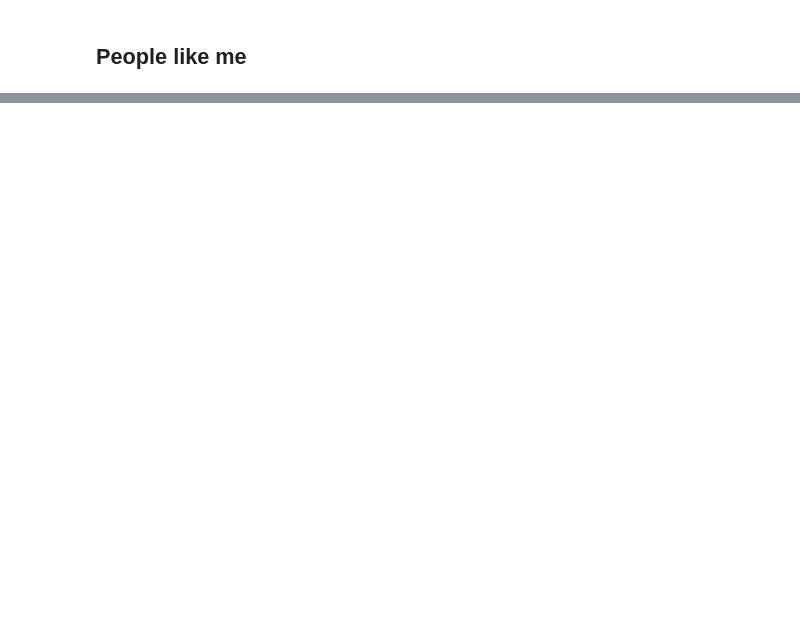
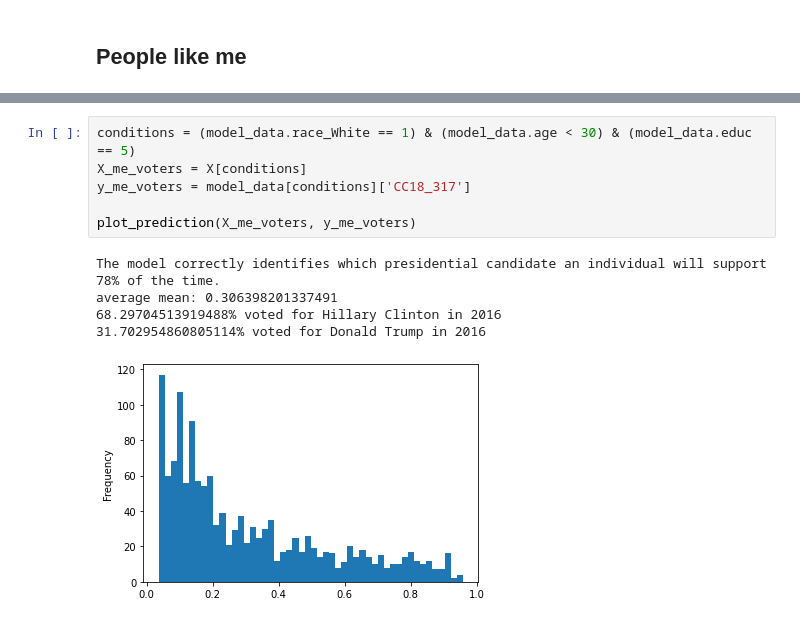
Before and after one commit to bgagnon93/cces_analysis, a Jupyter notebook: election_analysis_identity.ipynb, the cells around one changed output, grey strips where cells are left out. Cells and saved outputs as stored; diff of their text form; blank space fills up the shorter version.

```diff
--- a/election_analysis_identity.ipynb
+++ b/election_analysis_identity.ipynb
@@ -370,0 +368,12 @@ average mean: 0.305900708415555
+# %%
+conditions = (model_data.race_White == 1) & (model_data.age < 30) & (model_data.educ == 5)
+X_me_voters = X[conditions]
+y_me_voters = model_data[conditions]['CC18_317']
+
+plot_prediction(X_me_voters, y_me_voters)
+# %% [output]
+The model correctly identifies which presidential candidate an individual will support 78% of the time.
+average mean: 0.306398201337491
+68.29704513919488% voted for Hillary Clinton in 2016
+31.702954860805114% voted for Donald Trump in 2016
+[figure, added]
```
Also changed, not shown: parts of 12 cells of this notebook.
